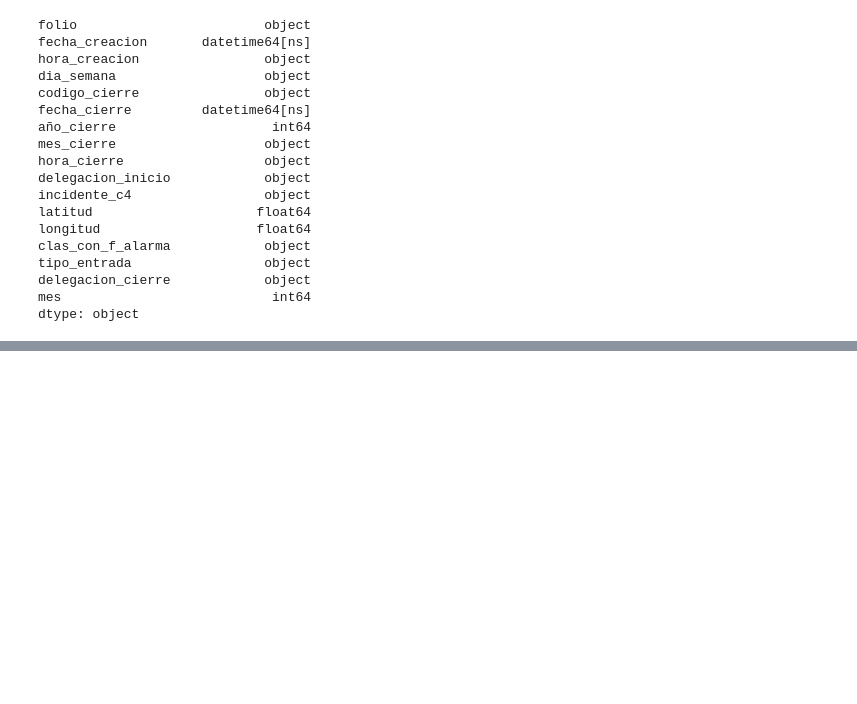
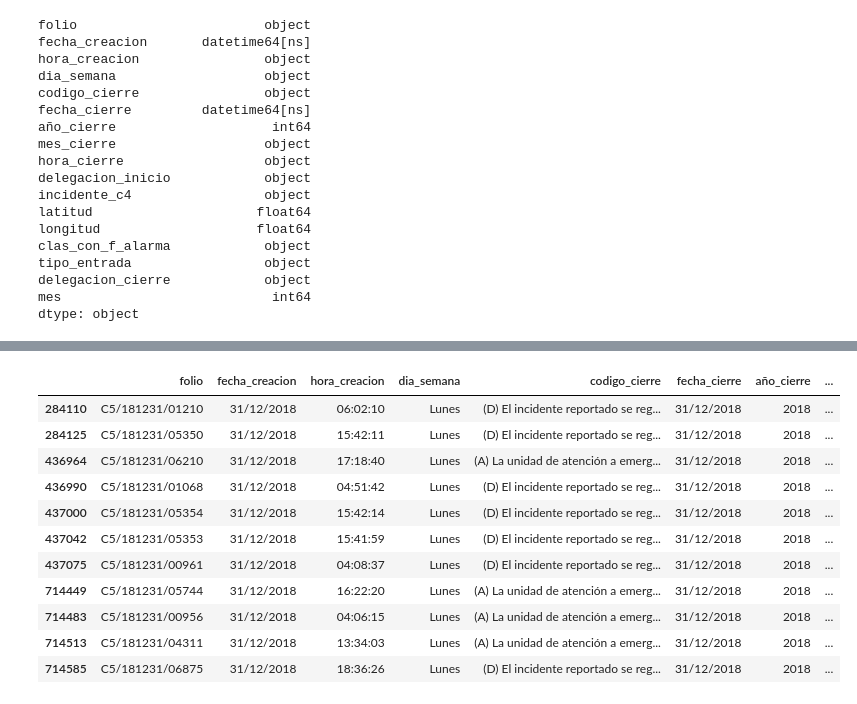
Before and after one commit to mhnk77/proyecto_1_E3_intro_ds, a Jupyter notebook: EDA_Proyecto_1_C5.ipynb, the cells around one changed output, grey strips where cells are left out. Cells and saved outputs as stored; diff of their text form; code cells hidden in the pictures; blank space fills up the shorter version.

```diff
--- a/EDA_Proyecto_1_C5.ipynb
+++ b/EDA_Proyecto_1_C5.ipynb
@@ -93,0 +194,15 @@ dtype: object
+# %%
+data[(data.longitud.notna()) & (data.latitud.isna())]
+# %% [output]
+|  | folio | fecha_creacion | hora_creacion | dia_semana | codigo_cierre | fecha_cierre | año_cierre | ... |
+| 284110 | C5/181231/01210 | 31/12/2018 | 06:02:10 | Lunes | (D) El incidente reportado se reg... | 31/12/2018 | 2018 | ... |
+| 284125 | C5/181231/05350 | 31/12/2018 | 15:42:11 | Lunes | (D) El incidente reportado se reg... | 31/12/2018 | 2018 | ... |
+| 436964 | C5/181231/06210 | 31/12/2018 | 17:18:40 | Lunes | (A) La unidad de atención a emerg... | 31/12/2018 | 2018 | ... |
+| 436990 | C5/181231/01068 | 31/12/2018 | 04:51:42 | Lunes | (D) El incidente reportado se reg... | 31/12/2018 | 2018 | ... |
+| 437000 | C5/181231/05354 | 31/12/2018 | 15:42:14 | Lunes | (D) El incidente reportado se reg... | 31/12/2018 | 2018 | ... |
+| 437042 | C5/181231/05353 | 31/12/2018 | 15:41:59 | Lunes | (D) El incidente reportado se reg... | 31/12/2018 | 2018 | ... |
+| 437075 | C5/181231/00961 | 31/12/2018 | 04:08:37 | Lunes | (D) El incidente reportado se reg... | 31/12/2018 | 2018 | ... |
+| 714449 | C5/181231/05744 | 31/12/2018 | 16:22:20 | Lunes | (A) La unidad de atención a emerg... | 31/12/2018 | 2018 | ... |
+| 714483 | C5/181231/00956 | 31/12/2018 | 04:06:15 | Lunes | (A) La unidad de atención a emerg... | 31/12/2018 | 2018 | ... |
+| 714513 | C5/181231/04311 | 31/12/2018 | 13:34:03 | Lunes | (A) La unidad de atención a emerg... | 31/12/2018 | 2018 | ... |
+| 714585 | C5/181231/06875 | 31/12/2018 | 18:36:26 | Lunes | (D) El incidente reportado se reg... | 31/12/2018 | 2018 | ... |
```
Also changed, not shown: parts of 21 cells of this notebook.
